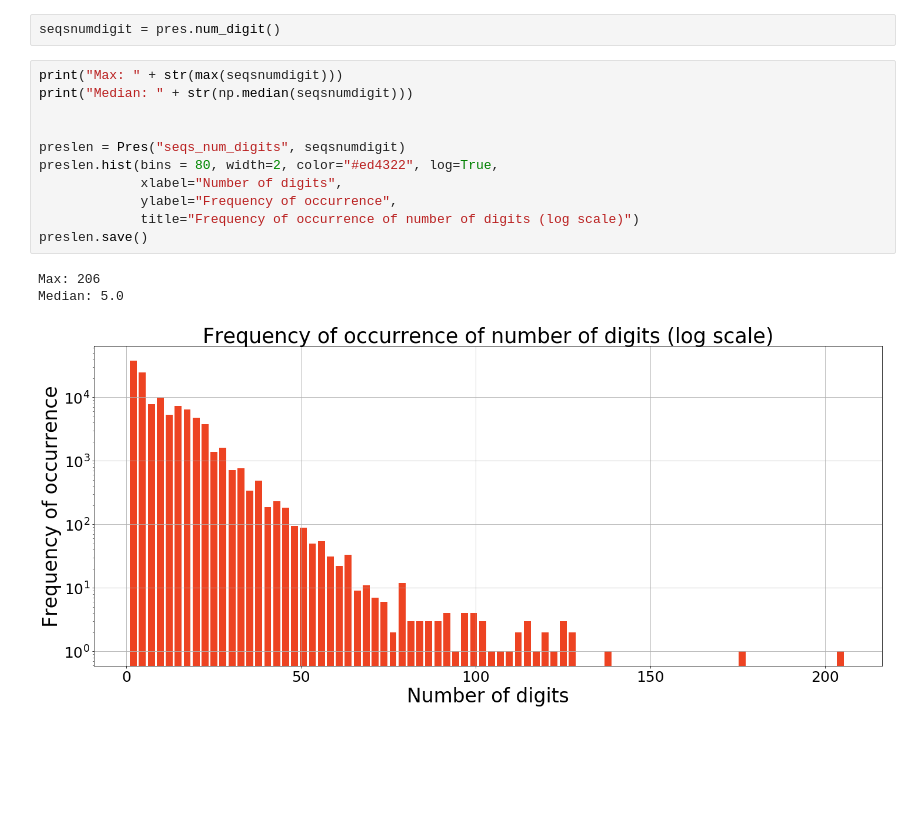
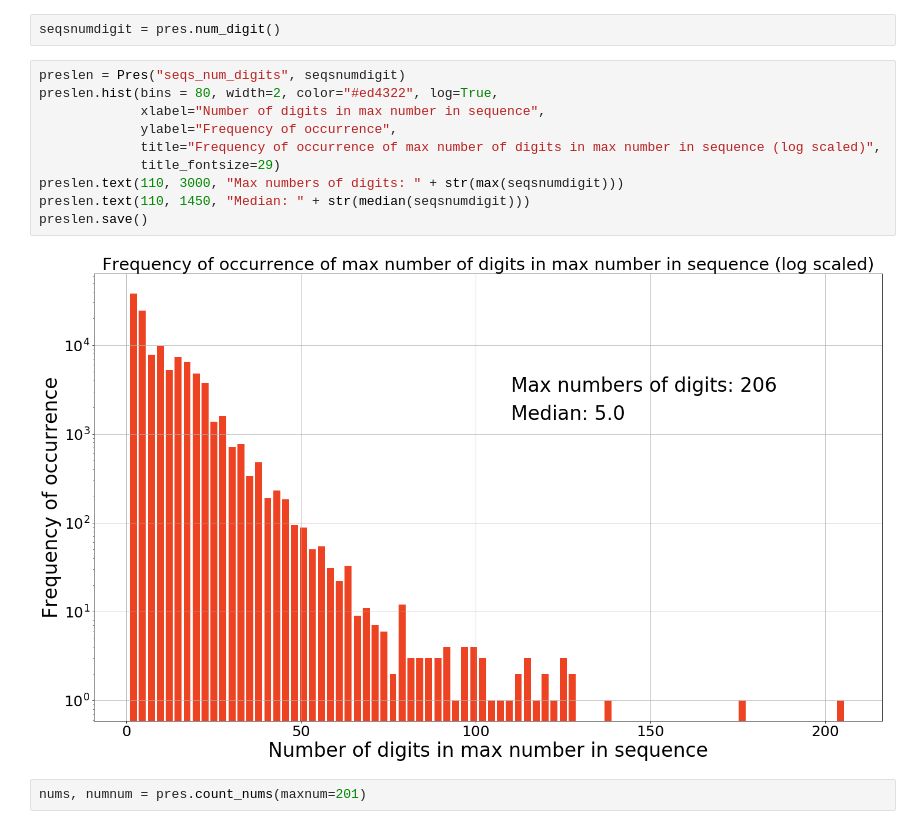
Before and after one commit to ptyshevs/int_seq, a Jupyter notebook: ynd/graph/graph.ipynb, the cells around one changed output. Saved outputs shown, nothing was run; the diff lists cells and outputs as text; blank space fills up the shorter version.

Commit message:
Semi-final versions of graphs

```diff
--- a/ynd/graph/graph.ipynb
+++ b/ynd/graph/graph.ipynb
@@ -95,17 +124,16 @@ But sequences of 98 and 105 numbers are as common as mode
 # %%
 seqsnumdigit = pres.num_digit()
 # %%
-print("Max: " + str(max(seqsnumdigit)))
-print("Median: " + str(np.median(seqsnumdigit)))
-
-
 preslen = Pres("seqs_num_digits", seqsnumdigit)
 preslen.hist(bins = 80, width=2, color="#ed4322", log=True,
-             xlabel="Number of digits",
+             xlabel="Number of digits in max number in sequence",
              ylabel="Frequency of occurrence",
-             title="Frequency of occurrence of number of digits (log scale)")
+             title="Frequency of occurrence of max number of digits in max number in sequence (log scaled)",
+             title_fontsize=29)
+preslen.text(110, 3000, "Max numbers of digits: " + str(max(seqsnumdigit)))
+preslen.text(110, 1450, "Median: " + str(median(seqsnumdigit)))
 preslen.save()
 # %% [output]
-Max: 206
-Median: 5.0
-[figure, old version]
+[figure, new version]
+# %%
+nums, numnum = pres.count_nums(maxnum=201)
```
Also changed, not shown: parts of 4 cells of this notebook, 5 other files.
